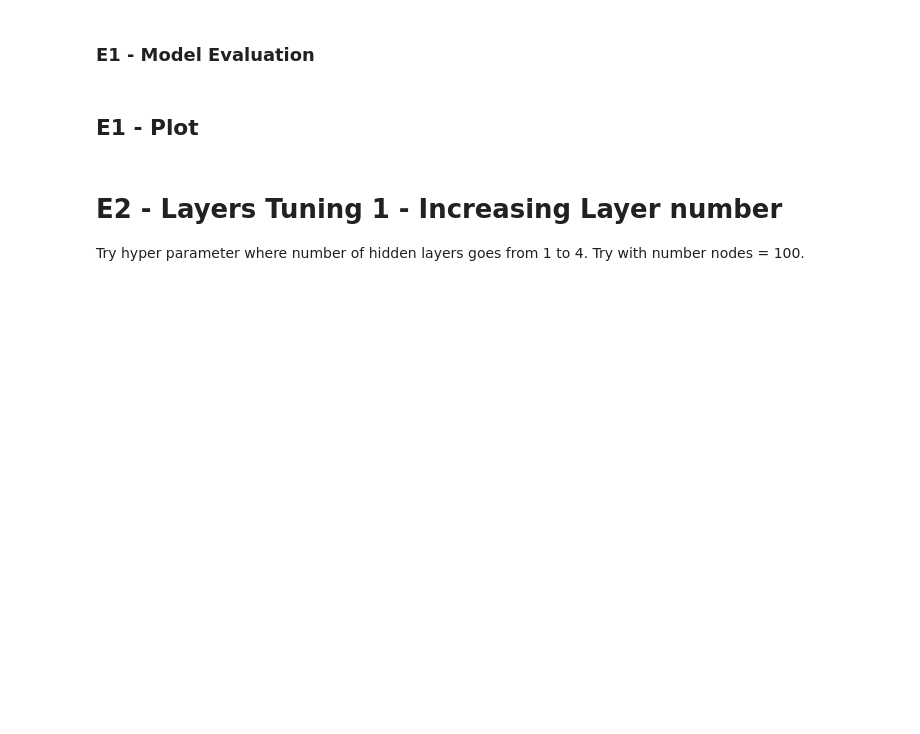
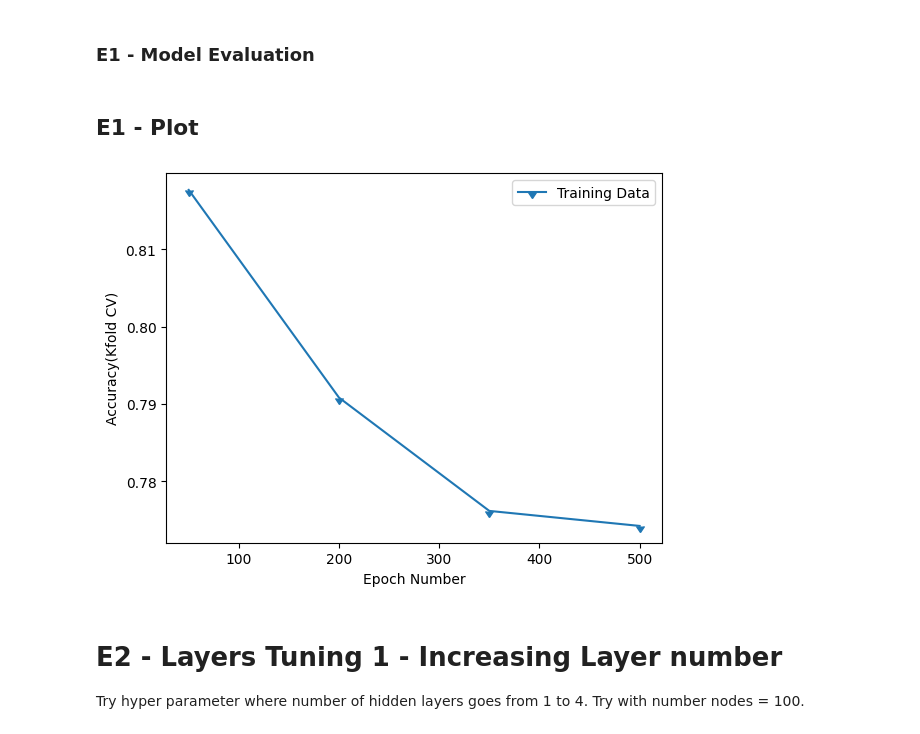
Before and after one commit to ebert-c/SENG-474-Project, a Jupyter notebook: seng475_project_nn_v2.ipynb, the cells around one changed output. Drawn from its saved outputs; the diff is of its cells as text; code cells hidden in the pictures; blank space fills up the shorter version.

Commit message:
add e7 epoch tuning with significant layers, add baseline on test set eval

```diff
--- a/seng475_project_nn_v2.ipynb
+++ b/seng475_project_nn_v2.ipynb
@@ -197,11 +199,13 @@ plot_x = hp
 # %%
 # plot
 fig, ax = plt.subplots()
-ax.set_xlabel("Iteration Number")
+ax.set_xlabel("Epoch Number")
 ax.set_ylabel("Accuracy(Kfold CV)")
 ax.plot(plot_x, plot_y,label="Training Data",marker=11)
 ax.legend(loc='upper right')
 plt.show()
+# %% [output]
+[figure, added]
 # %% [markdown]
 # E2 - Layers Tuning 1 - Increasing Layer number
 Try hyper parameter where number of hidden layers goes from 1 to 4. Try with number nodes = 100.
```
Also changed, not shown: parts of 56 cells of this notebook, 1 other file.
